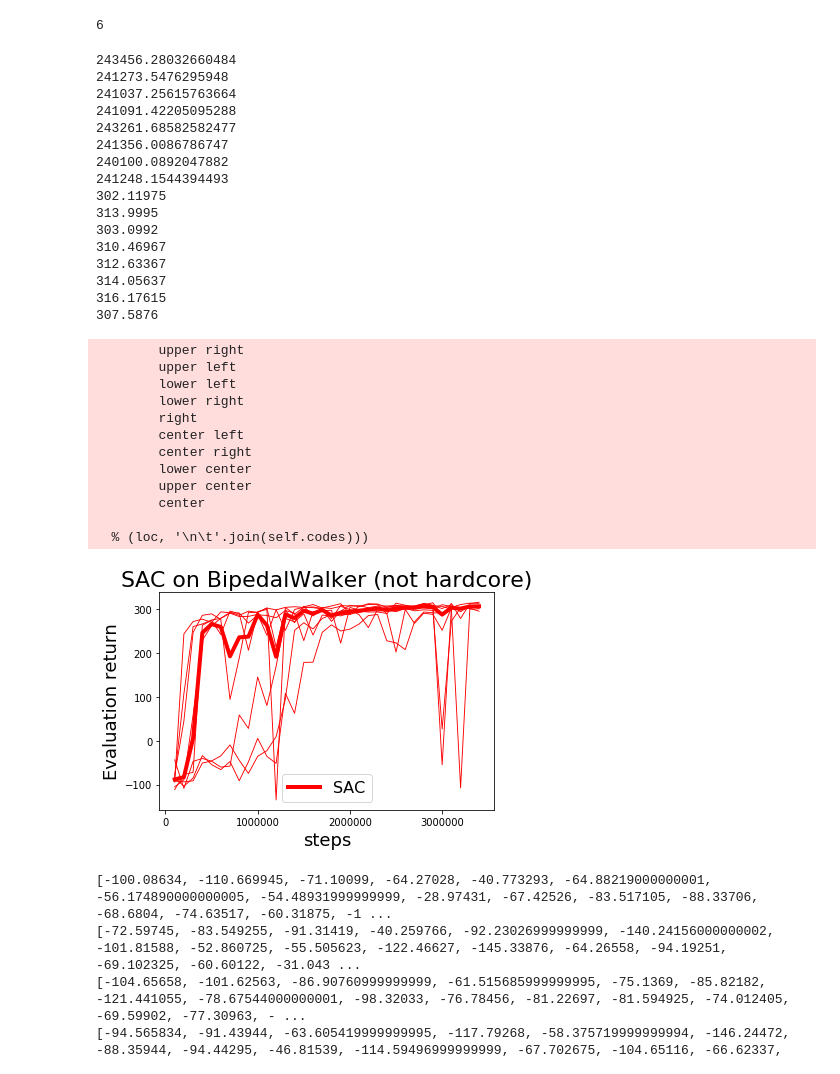
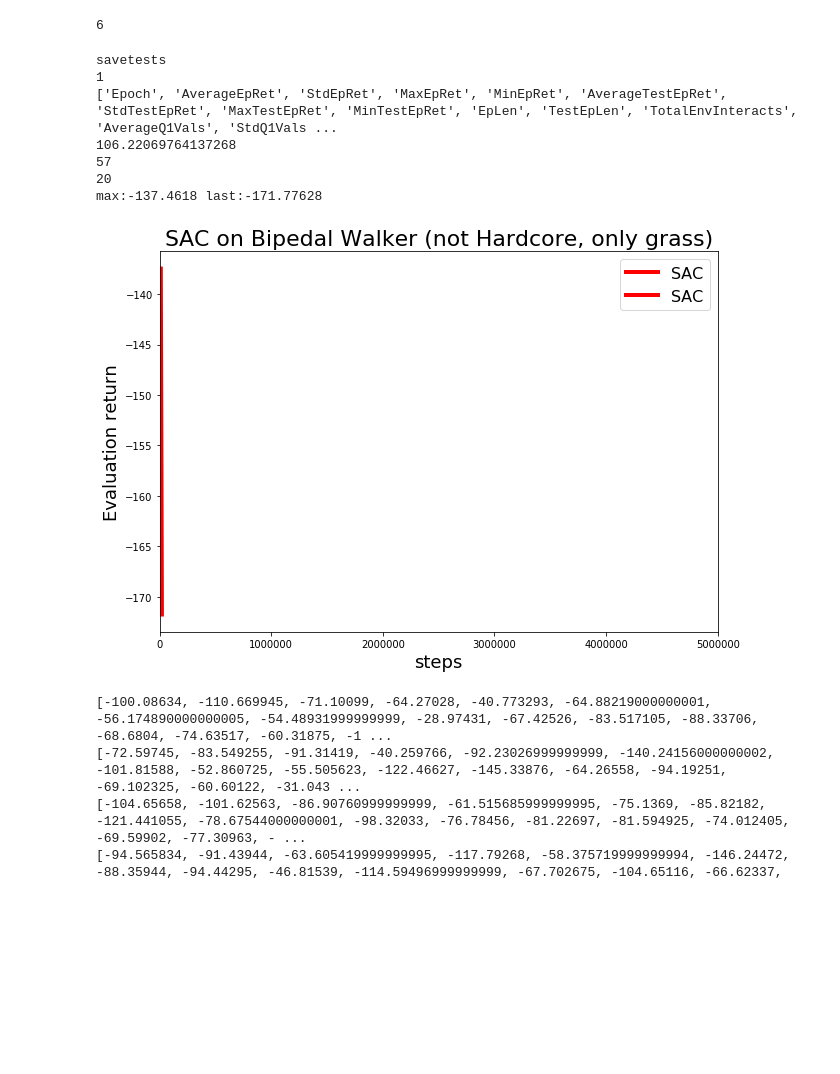
Before and after one commit to rPortelas/spinningup, a Jupyter notebook: data_visualization_sac.ipynb, the cells around one changed output. Saved outputs shown, nothing was run; the diff lists cells and outputs as text; code cells hidden in the pictures; blank space fills up the shorter version.

```diff
--- a/data_visualization_sac.ipynb
+++ b/data_visualization_sac.ipynb
@@ -146,7 +146,7 @@ def plot_all_and_median(subplot_nb, ax,x,ys,color,label,
             label = None
         else:
             added_legend = True
-        print(max(y))
+        print("max:{} last:{}".format(max(y), y[-1]))
         ax.plot(x,y, color=color, label=label,linewidth=0.9)
     ax.plot(x,median, color=color, label=label,linewidth=4)
     if legend:
@@ -156,7 +156,7 @@ def plot_all_and_median(subplot_nb, ax,x,ys,color,label,
     ax.set_xlabel('steps', fontsize=18)
     if subplot_nb == 0:
         ax.set_ylabel('Evaluation return', fontsize=18)
-    #ax.set_xlim(xmin=min(x),xmax=max(x))
+    ax.set_xlim(xmin=0, xmax=5e6)
     if y_min is not None:
         ax.set_ylim(bottom=y_min,top=y_max)
     if title:
@@ -164,53 +164,45 @@ def plot_all_and_median(subplot_nb, ax,x,ys,color,label,
 # %%
 #PLOT ALL MODELS
 color = ['red','blue','green','magenta','black','cyan','orange']
-f, ax = plt.subplots(1,1,figsize=(6,4))
+labels = {"sacsu_cpu_walker64_2l": "SAC[64,64]",
+          "sacsu_cpu_walker64_2lnorm": "SAC[64,64]+norm",
+         "sacsu_walkerl3": "SAC[400,300]",
+         "sacsu_walkerstumpc210m":"SAC[400,300]",
+         "sacsu_walkerstumpc210mNORM":"SAC[400,300]+norm",
+         "sacsu_cpu_walker100_2l":"SAC[100,100]",
+         "savetests":"SAC"}
+f, ax = plt.subplots(1,1,figsize=(10,7))
 ax = [ax]
 for i,(m_id,d) in enumerate(models_saves.items()):
+    print(m_id)
     runs_data = d['data']
-    #print(len(runs_data))
+    print(len(runs_data))
     ys = []
     for run in runs_data:
+        #print(list(run))
         data = run['evaluation return']
+        print(list(run))
         episodes = np.array(run['total timesteps'])
         print(run['Time'][-1])
-        if i==1: print(run['time_elapsed'][-1])
-        #print(list(run))
+        print(len(run['env_params_train']))
+        print(len(run['env_params_test']))
         ys.append(data)
-    plot_all_and_median(0, ax[0], episodes,ys,color[i],m_id,
-                    title="SAC on BipedalWalker (not hardcore)",
+    plot_all_and_median(0, ax[0], episodes,ys,color[i],labels[m_id],
+                    title="SAC on Bipedal Walker (not Hardcore, only grass)",
                     legend=True)
-#plt.savefig("sac_walker_comparison.png", bbox_inches='tight')
+#     plot_with_std(0, ax[0],episodes,np.mean(ys,axis=0),np.std(ys,axis=0),color[i],color[i],labels[m_id],
+#                   legend=True, title="SAC on Bipedal Walker (not Hardcore, only grass)")
+
+#plt.savefig("graphics/sac_walker_small_vs_big_nets.png", bbox_inches='tight')
 # %% [output]
-243456.28032660484
-241273.5476295948
-241037.25615763664
-241091.42205095288
-243261.68582582477
-241356.0086786747
-240100.0892047882
-241248.1544394493
-302.11975
-313.9995
-303.0992
-310.46967
-312.63367
-314.05637
-316.17615
-307.5876
+savetests
+1
+['Epoch', 'AverageEpRet', 'StdEpRet', 'MaxEpRet', 'MinEpRet', 'AverageTestEpRet', 'StdTestEpRet', 'MaxTestEpRet', 'MinTestEpRet', 'EpLen', 'TestEpLen', 'TotalEnvInteracts', 'AverageQ1Vals', 'StdQ1Vals ...
+106.22069764137268
+57
+20
+max:-137.4618 last:-171.77628
-        upper right
-        upper left
-        lower left
-        lower right
-        right
-        center left
-        center right
-        lower center
-        upper center
-        center
-
-  % (loc, '\n\t'.join(self.codes)))
-[figure, old version]
+[figure, new version]
 # %%
 #INFOS
 for i,(m_id,d) in enumerate(models_saves.items()):
```
Also changed, not shown: parts of 5 cells of this notebook, 2 other files.
